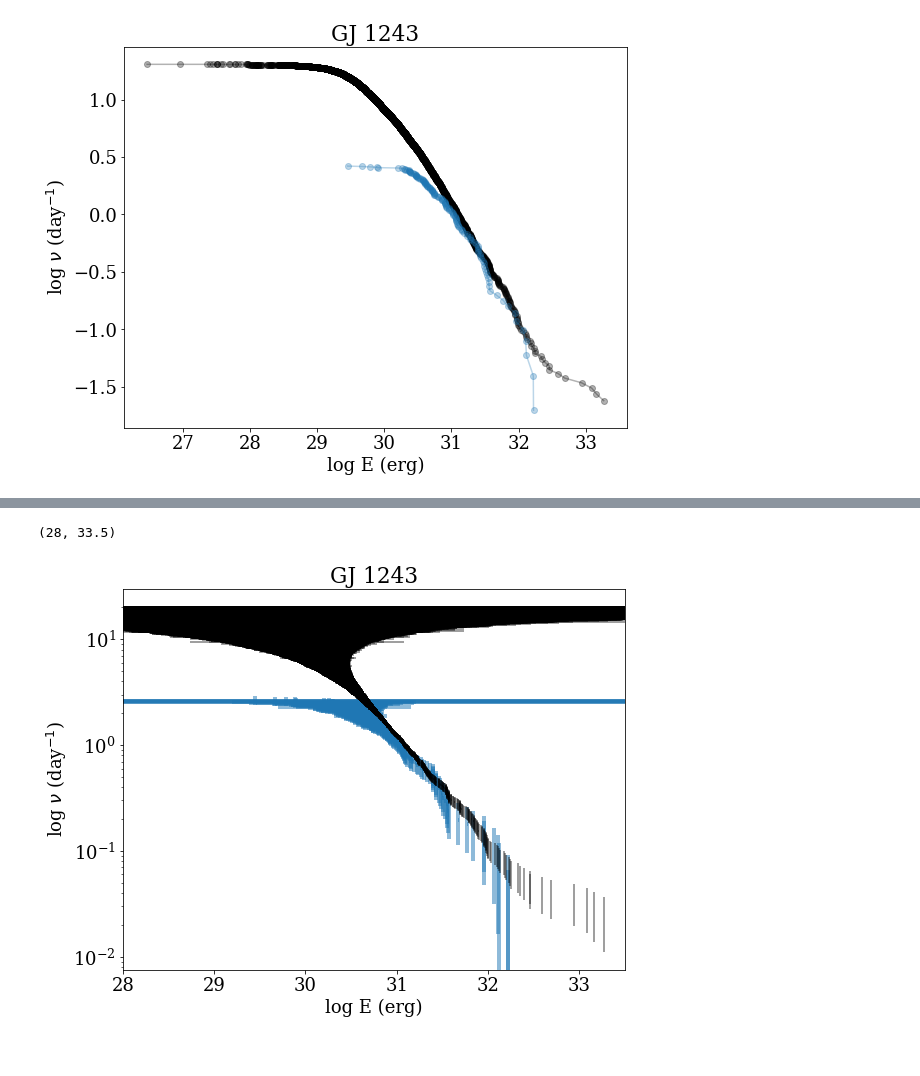
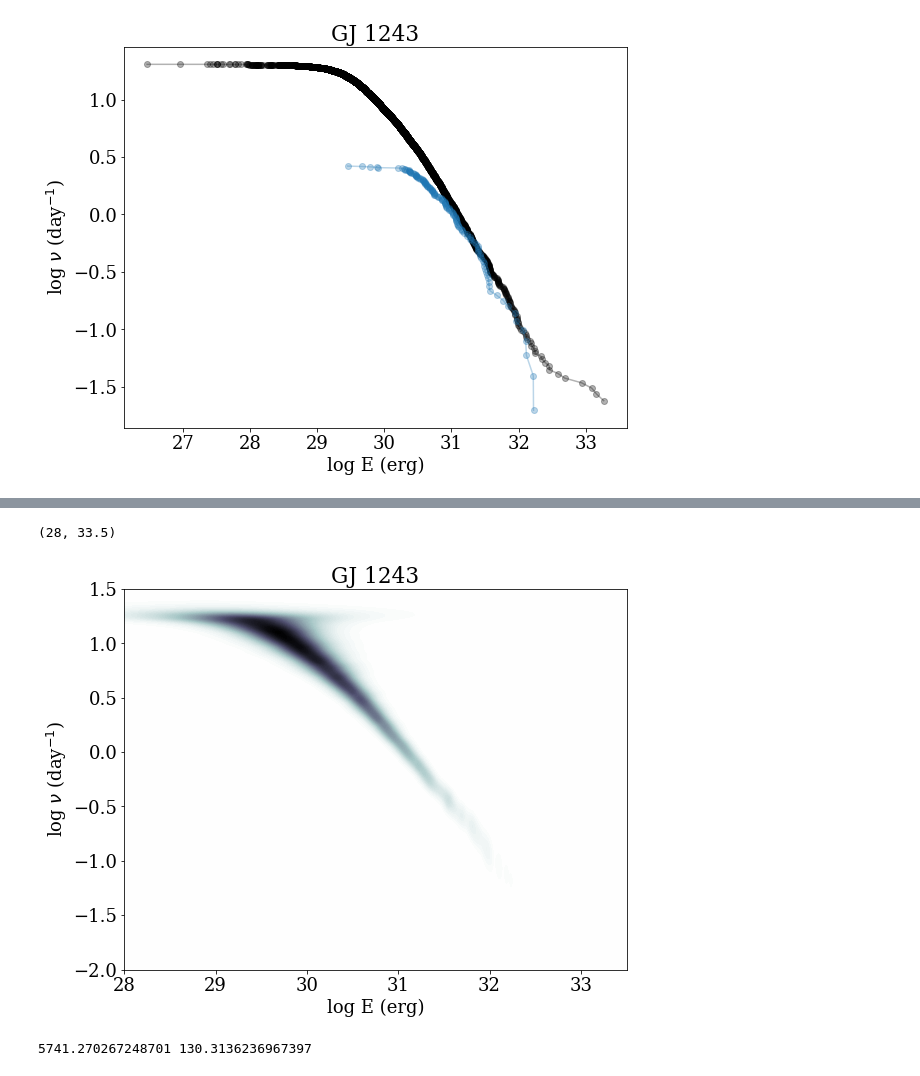
Before and after one commit to jradavenport/gj1243_10yrs, a Jupyter notebook: flare_search.ipynb, the cells around one changed output, grey strips where cells are left out. Saved outputs shown, nothing was run; the diff lists cells and outputs as text; code cells hidden in the pictures.

```diff
--- a/flare_search.ipynb
+++ b/flare_search.ipynb
@@ -141,0 +177,19 @@ ffd_xerrk = np.abs((1./S2Nk) / np.log(10.) / kflare['ed'].values[ssk])
+# %%
+x,y,xe,ye = FFD(kflare['ed'].values, TotDur=TOTDUR_KEP, Lum=E_POINT,
+                dur=kflare['tstop'].values-kflare['tstart'].values,
+                fluxerr=np.nanmedian(kep_lc['error'] / np.nanmedian(kep_lc['flux'])), est_comp=True )
+
+xT,yT,xeT,yeT = FFD(np.concatenate((fbeye['Equiv_Dur'].values,
+                                    fbeye2['Equiv_Dur'].values)), TotDur=TOTDUR, Lum=LUMIN,
+                    dur=np.concatenate((fbeye['t_stop'].values-fbeye['t_start'].values,
+                                        fbeye2['t_stop'].values-fbeye2['t_start'].values)),
+                    fluxerr=np.nanmedian(tbl['PDCSAP_FLUX_ERR'][q] / np.nanmedian(tbl['PDCSAP_FLUX'][q])), est_comp=True)
+
+
+plt.errorbar(x,y,xerr=xe,yerr=ye, marker='.', c='C0', alpha=0.25)
+plt.errorbar(xT,yT,xerr=xeT,yerr=yeT, marker='.', c='k', alpha=0.25)
+plt.xlabel('log E (erg)')
+plt.ylabel(r'log $\nu$ (day$^{-1}$)')
+plt.title('GJ 1243')
+plt.xlim(27, 33.5)
+plt.ylim(-3,2)
@@ -142,20 +199,26 @@ ffd_xerrk = np.abs((1./S2Nk) / np.log(10.) / kflare['ed'].values[ssk])
+# %%
+Npts = 500
+xx,yy = np.meshgrid(np.linspace(28,34,Npts), np.linspace(-2,1.5,Npts), indexing='xy')
+dx = np.mean(np.diff(np.linspace(28,34,Npts)))
+dy = np.mean(np.diff(np.linspace(-2,1.5,Npts)))
+
+im = np.zeros_like(xx)
+
+for k in range(len(x)+limK):
+    g = models.Gaussian2D(amplitude=1/(2*np.pi*(xe[k]+dx)*(ye[k]+dy)),
+                          x_mean=x[k], y_mean=y[k], x_stddev=xe[k]+dx, y_stddev=ye[k]+dy)
+    tmp = g(xx,yy)
+    if np.isfinite(np.sum(tmp)):
+        im=im+tmp
 # %%
 plt.figure(figsize=(9,7))
 
-# plt.plot(ffd_xk, ffd_yk, '-o', color='k', alpha=0.3)
-plt.errorbar(ffd_x[0:], (10**ffd_y[0:]), xerr=ffd_xerr[0:], yerr=ffd_yerr[0:],
-             color='C0', alpha=0.5, linestyle='none', lw=4)
-
-plt.errorbar(ffd_xk[0:], (10**ffd_yk[0:]), xerr=ffd_xerrk[0:], yerr=ffd_yerrk[0:],
-             color='k', alpha=0.5, linestyle='none')
-
-
-plt.yscale('log')
-
+plt.contourf(xx,yy,(im), cmap=plt.cm.bone_r, levels=100)
+# plt.errorbar(x,y,xerr=xe,yerr=ye, marker='.', c='C0', alpha=0.25)
 plt.xlabel('log E (erg)')
 plt.ylabel(r'log $\nu$ (day$^{-1}$)')
 plt.title('GJ 1243')
 plt.xlim(28, 33.5)
 # %% [output]
 (28, 33.5)
-[figure, old version]
+[figure, new version]
@@ -161,0 +234,4 @@ plt.xlim(28, 33.5)
+# %%
+print(np.sum(im)*dx*dy, np.sum(imT)*dx*dy)
+# %% [output]
+5741.270267248701 130.3136236967397
```
Also changed, not shown: parts of 6 cells of this notebook, 3 other files.
